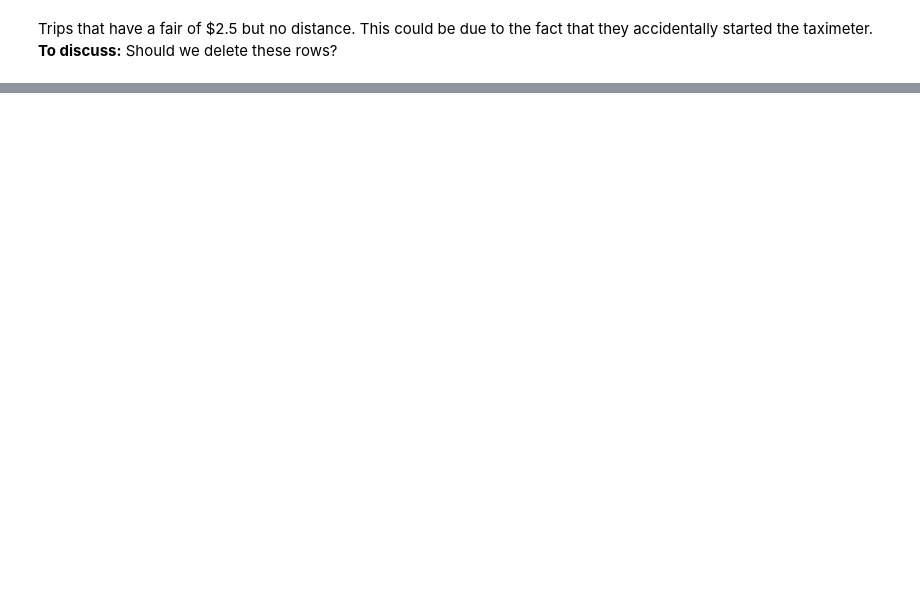
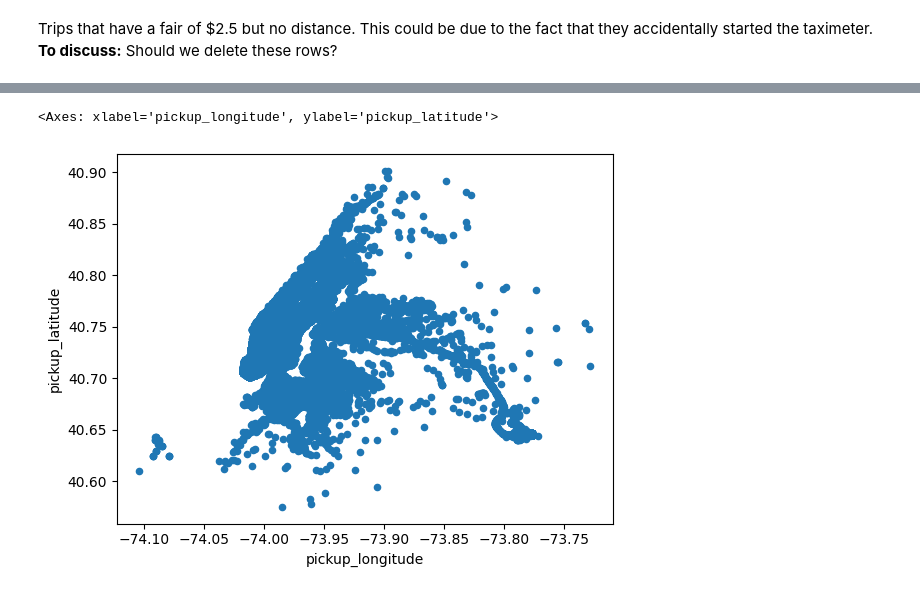
Before and after one commit to MichalKrzyzanski2002/Foundations-Data-Science-Project, a Jupyter notebook: Cleaning.ipynb, the cells around one changed output, grey strips where cells are left out. Drawn from its saved outputs; the diff is of its cells as text; code cells hidden in the pictures; blank space fills up the shorter version.

```diff
--- a/Cleaning.ipynb
+++ b/Cleaning.ipynb
@@ -484,0 +447,5 @@ dtype: object
+# %%
+data.plot.scatter(x='pickup_longitude',y='pickup_latitude') # Ensure no Fares outside of New York
+# %% [output]
+<Axes: xlabel='pickup_longitude', ylabel='pickup_latitude'>
+[figure, added]
```
Also changed, not shown: parts of 36 cells of this notebook.
